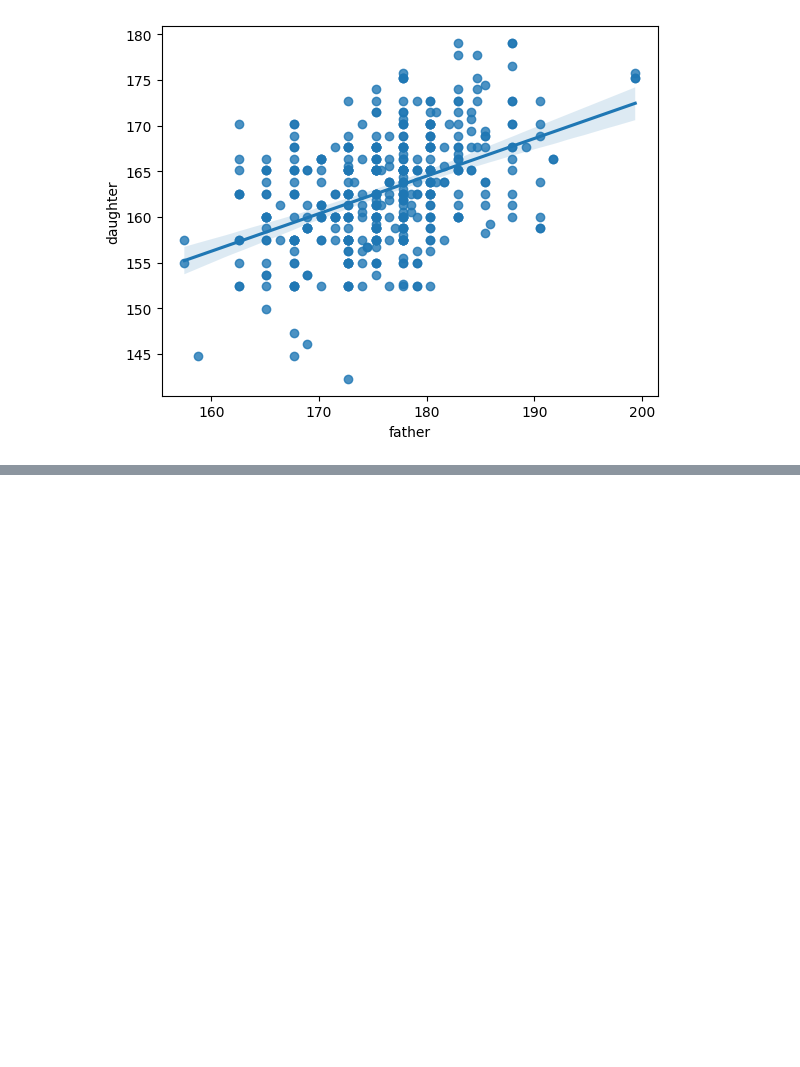
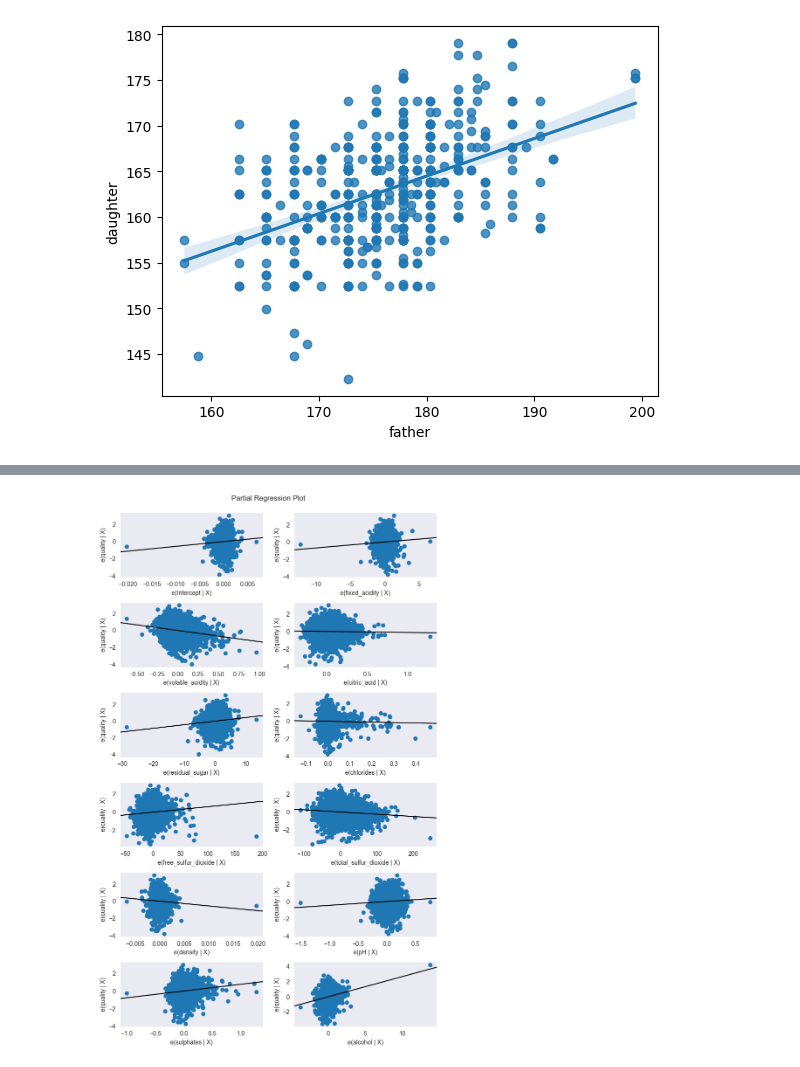
Before and after one commit to ChopinBag/cseHW, a Jupyter notebook: Practice/2-1/DS_Intro/midterm/statsmodels3.ipynb, the cells around one changed output, grey strips where cells are left out. Cells and saved outputs as stored; diff of their text form; code cells hidden in the pictures; blank space fills up the shorter version.

```diff
--- a/Practice/2-1/DS_Intro/midterm/statsmodels3.ipynb
+++ b/Practice/2-1/DS_Intro/midterm/statsmodels3.ipynb
@@ -29,0 +292,6 @@ plt.show()
+# %%
+fig = plt.figure(figsize=(8,13))
+sm.graphics.plot_partregress_grid(regression_result, fig=fig)
+plt.show()
+# %% [output]
+[figure, added]
```
Also changed, not shown: parts of 25 cells of this notebook, 6 other files.
